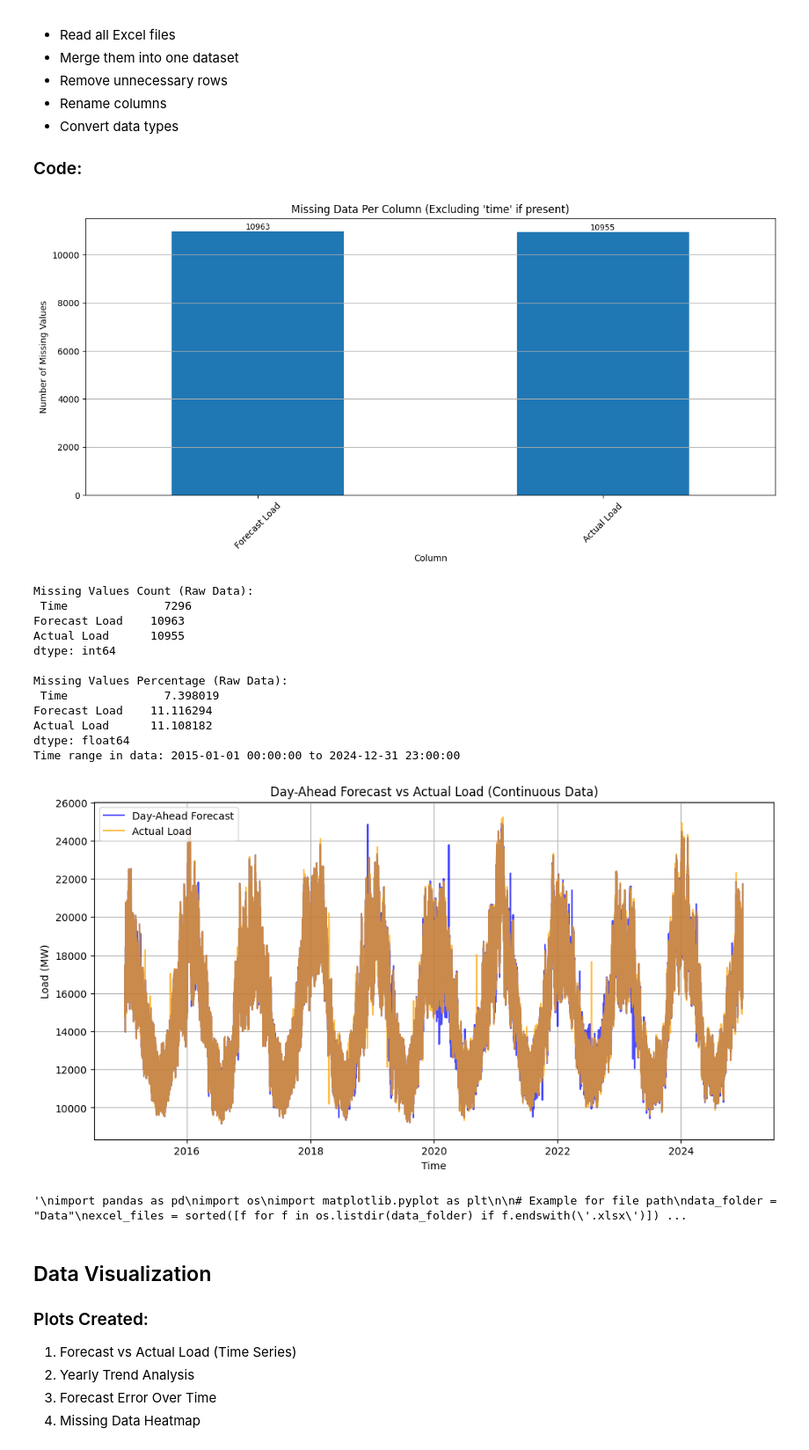
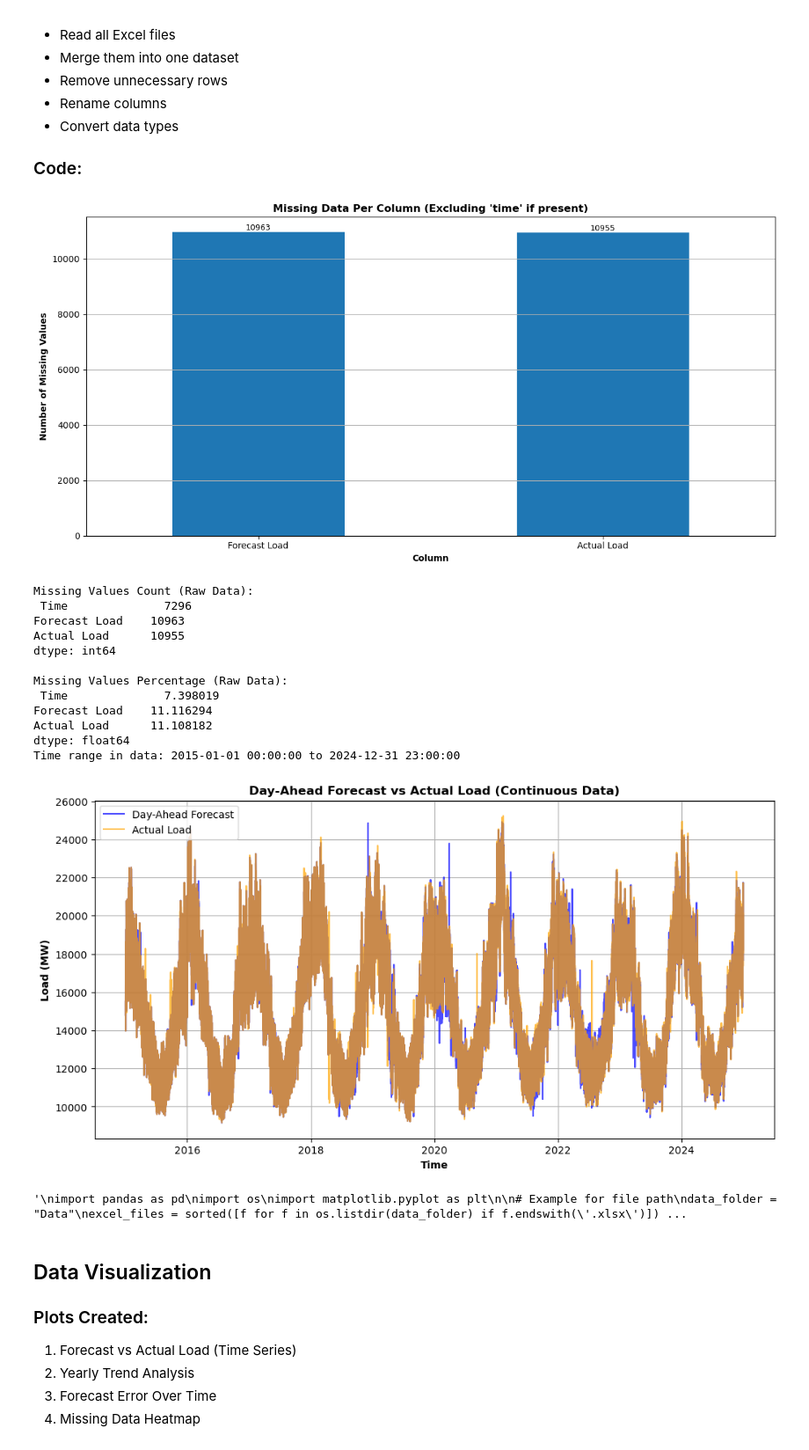
Before and after one commit to ErdemKilci/ReservoirWind, a Jupyter notebook: reservoir_wind.ipynb, the cells around one changed output. Shown at 88% size. Saved outputs shown, nothing was run; the diff lists cells and outputs as text; code cells hidden in the pictures.

Commit message:
plt.savefig code on plots

```diff
--- a/reservoir_wind.ipynb
+++ b/reservoir_wind.ipynb
@@ -144,19 +144,19 @@ missing_per_column = raw_data_vis[columns].isnull().sum()
 # Plot
 plt.figure(figsize=(12, 6))
 ax = missing_per_column.plot(kind='bar', stacked=False)
-
-plt.title("Missing Data Per Column (Excluding 'time' if present)")
-plt.ylabel("Number of Missing Values")
-plt.xlabel("Column")
+plt.title("Missing Data Per Column (Excluding 'time' if present)", fontweight = 'bold')
+plt.ylabel("Number of Missing Values", fontweight = 'bold')
+plt.xlabel("Column", fontweight = 'bold')
 plt.grid(axis='y')
-plt.xticks(rotation=45)
+plt.xticks(rotation=360)
 plt.tight_layout()
 
 # Add exact numbers on top of each bar
 for i, value in enumerate(missing_per_column):
     ax.text(i, value + 0.5, str(value), ha='center', va='bottom', fontsize=9)
+plt.savefig("raw_empty_row.pdf", dpi=300, format="pdf")
+plt.show()
 
-plt.show()
 
 
 #Print missing values counts and percentages for raw data
@@ -174,9 +174,10 @@ print("Time range in data:", all_data['Timestamp'].min(), "to", all_data['Timest
 plt.figure(figsize=(12, 6))
 plt.plot(all_data['Timestamp'], all_data['Forecast Load'], label='Day-Ahead Forecast', alpha=0.7, color='blue')
 plt.plot(all_data['Timestamp'], all_data['Actual Load'], label='Actual Load', alpha=0.7, color='orange')
-plt.xlabel('Time')
-plt.ylabel('Load (MW)')
-plt.title('Day-Ahead Forecast vs Actual Load (Continuous Data)')
+plt.xlabel('Time', fontweight = 'bold')
+plt.ylabel('Load (MW)', fontweight = 'bold')
+plt.title('Day-Ahead Forecast vs Actual Load (Continuous Data)', fontweight = 'bold')
+plt.savefig("time_series.pdf", dpi=300, format="pdf")
 plt.legend()
 plt.grid()
 plt.show()
@@ -283,34 +284,34 @@ for file in excel_files:
     # Generate timestamps dynamically based on the current_datetime
     num_rows = len(filtered_data)
     time_range = pd.date_range(start=current_datetime, periods=num_rows, freq='h')
     filtered_data['Time'] = time_range
 
     # Update current_datetime to continue from the end of this file's data
     current_datetime = time_range[-1] + pd.Timedelta(hours=1)
 
     # Convert columns to numeric, preserving NaN values
     filtered_data['Forecast Load'] = pd.to_numeric(filtered_data['Forecast Load'], errors='coerce')
     filtered_data['Actual Load'] = pd.to_numeric(filtered_data['Actual Load'], errors='coerce')
 
     # Append to the combined DataFrame
     all_data = pd.concat([all_data, filtered_data[['Time', 'Forecast Load', 'Actual Load']]], ignore_index=True)
 
 # Verify the range of the data
 print("Time range in data:", all_data['Time'].min(), "to", all_data['Time'].max())
 
 # Plot the data, including null values
 plt.figure(figsize=(12, 6))
 plt.plot(all_data['Time'], all_data['Forecast Load'], label='Day-Ahead Forecast', alpha=0.7, color='blue')
 plt.plot(all_data['Time'], all_data['Actual Load'], label='Actual Load', alpha=0.7, color='orange')
 plt.xlabel('Time')
 plt.ylabel('Load (MW)')
 plt.title('Day-Ahead Forecast vs Actual Load (With Skipped Rows)')
 plt.legend()
 plt.grid()
 plt.show()
 """
 # %% [output]
-[figure, old version]
+[figure, new version]
 Missing Values Count (Raw Data):
  Time              7296
 Forecast Load    10963
@@ -323,7 +324,7 @@ Forecast Load    11.116294
 Actual Load      11.108182
 dtype: float64
 Time range in data: 2015-01-01 00:00:00 to 2024-12-31 23:00:00
-[figure, old version]
+[figure, new version]
 '\nimport pandas as pd\nimport os\nimport matplotlib.pyplot as plt\n\n# Example for file path\ndata_folder = "Data"\nexcel_files = sorted([f for f in os.listdir(data_folder) if f.endswith(\'.xlsx\')]) ...
 # %% [markdown]
 ## Data Visualization
```
Also changed, not shown: parts of 7 cells of this notebook, 8 other files.
